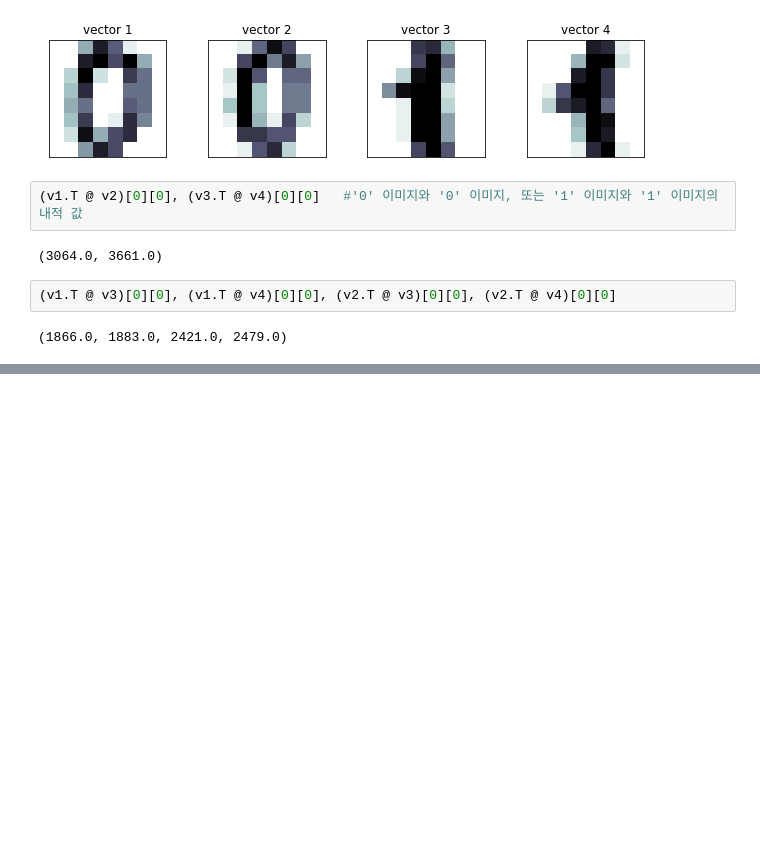
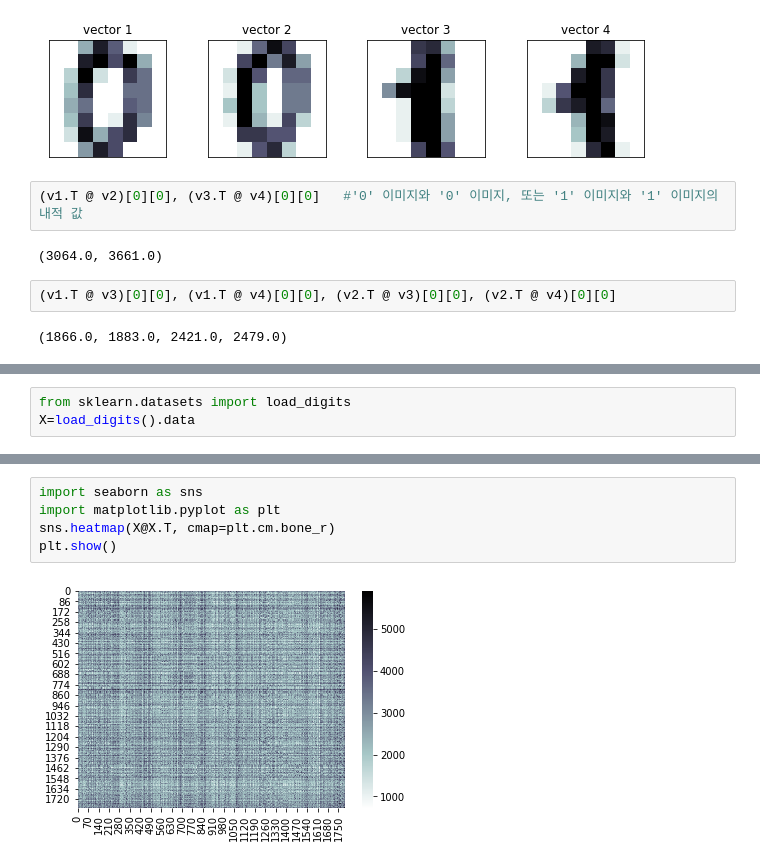
Before and after one commit to kyungminlee-12/dataScienceStudy, a Jupyter notebook: cosineSimilarity.ipynb, the cells around one changed output, grey strips where cells are left out. Cells and saved outputs as stored; diff of their text form; blank space fills up the shorter version.

Commit message:
data science school pg92~94 cosine similarity

```diff
--- a/cosineSimilarity.ipynb
+++ b/cosineSimilarity.ipynb
@@ -41,0 +51,3 @@ plt.show()
+# %%
+from sklearn.datasets import load_digits
+X=load_digits().data
@@ -41,0 +69,7 @@ plt.show()
+# %%
+import seaborn as sns
+import matplotlib.pyplot as plt
+sns.heatmap(X@X.T, cmap=plt.cm.bone_r)
+plt.show()
+# %% [output]
+[figure, added]
```
Also changed, not shown: parts of 5 cells of this notebook.
